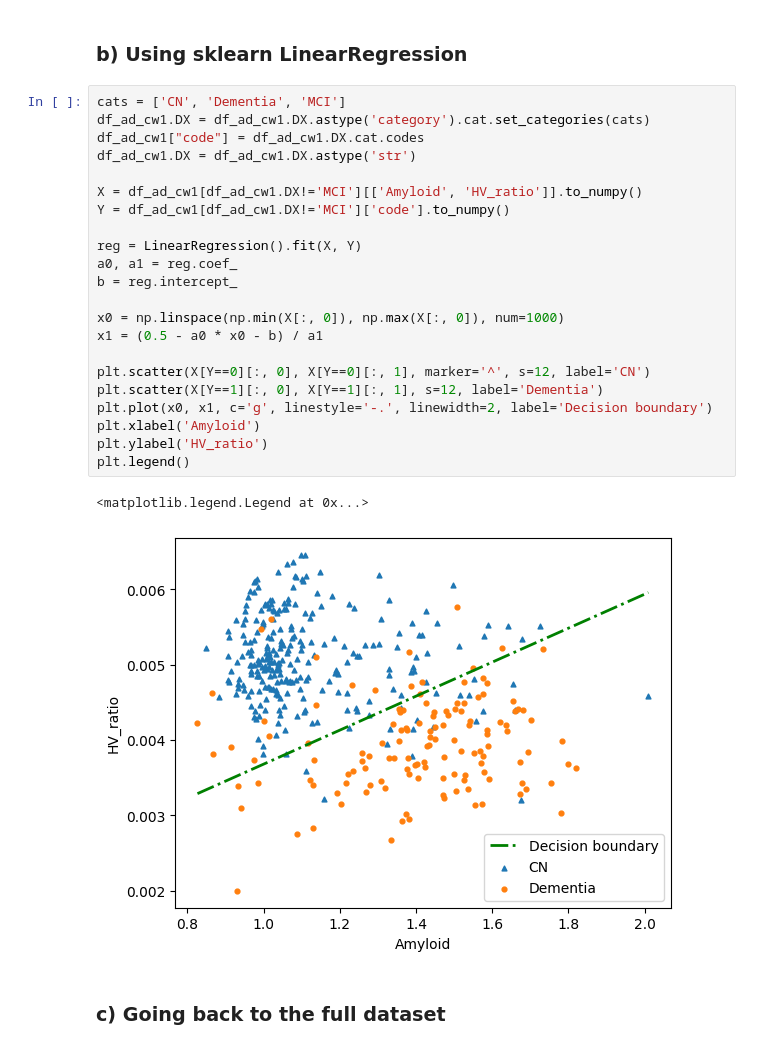
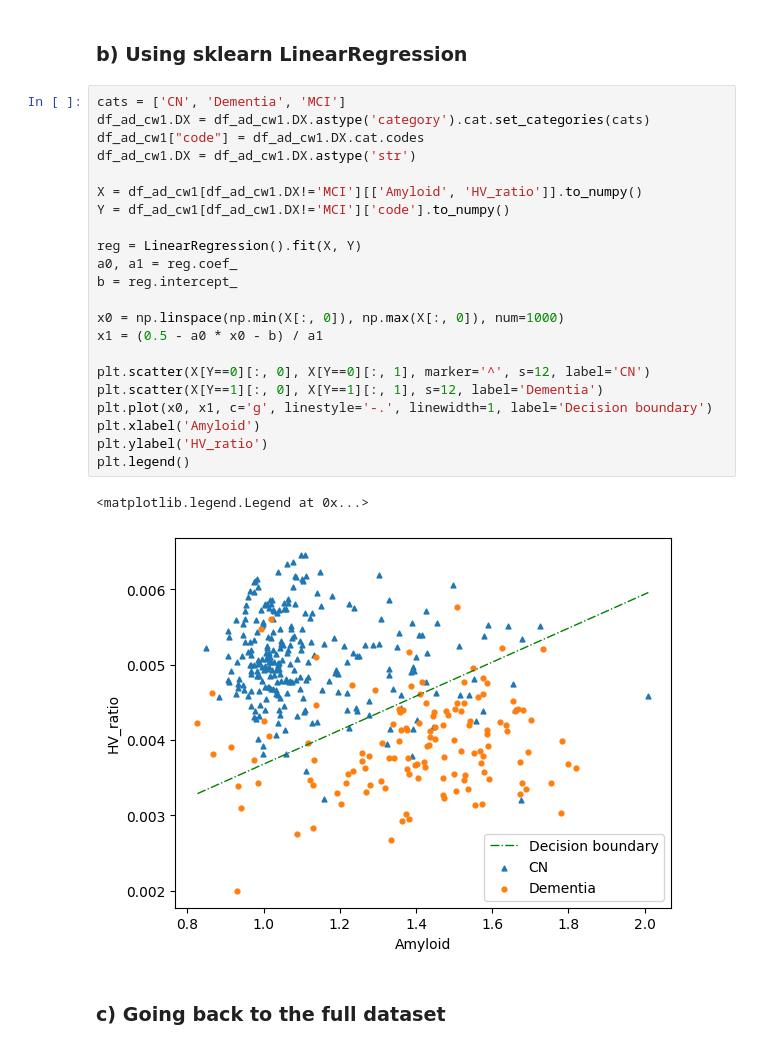
Before and after one commit to lucieniii/UCL-MLMI-2022, a Jupyter notebook: CW1/materials/Notebook_CW1.ipynb, the cells around one changed output. Cells and saved outputs as stored; diff of their text form.

```diff
--- a/CW1/materials/Notebook_CW1.ipynb
+++ b/CW1/materials/Notebook_CW1.ipynb
@@ -92,28 +92,28 @@ print(hit / tot)
 # %%
 cats = ['CN', 'Dementia', 'MCI']
 df_ad_cw1.DX = df_ad_cw1.DX.astype('category').cat.set_categories(cats)
 df_ad_cw1["code"] = df_ad_cw1.DX.cat.codes
 df_ad_cw1.DX = df_ad_cw1.DX.astype('str')
 
 X = df_ad_cw1[df_ad_cw1.DX!='MCI'][['Amyloid', 'HV_ratio']].to_numpy()
 Y = df_ad_cw1[df_ad_cw1.DX!='MCI']['code'].to_numpy()
 
 reg = LinearRegression().fit(X, Y)
 a0, a1 = reg.coef_
 b = reg.intercept_
 
 x0 = np.linspace(np.min(X[:, 0]), np.max(X[:, 0]), num=1000)
 x1 = (0.5 - a0 * x0 - b) / a1
 
 plt.scatter(X[Y==0][:, 0], X[Y==0][:, 1], marker='^', s=12, label='CN')
 plt.scatter(X[Y==1][:, 0], X[Y==1][:, 1], s=12, label='Dementia')
-plt.plot(x0, x1, c='g', linestyle='-.', linewidth=2, label='Decision boundary')
+plt.plot(x0, x1, c='g', linestyle='-.', linewidth=1, label='Decision boundary')
 plt.xlabel('Amyloid')
 plt.ylabel('HV_ratio')
 plt.legend()
 # %% [output]
 <matplotlib.legend.Legend at 0x...>
-[figure, old version]
+[figure, new version]
 # %% [markdown]
 ### c) Going  back  to  the  full dataset
 # %%
```
Also changed, not shown: parts of 13 cells of this notebook.
